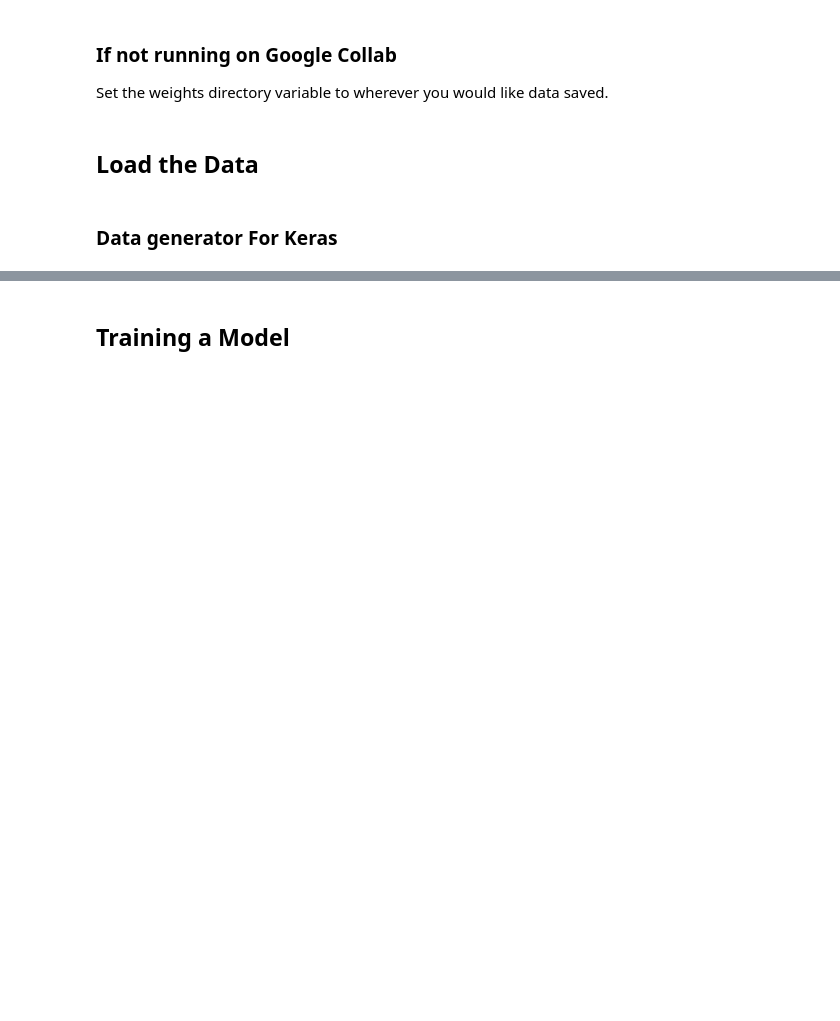
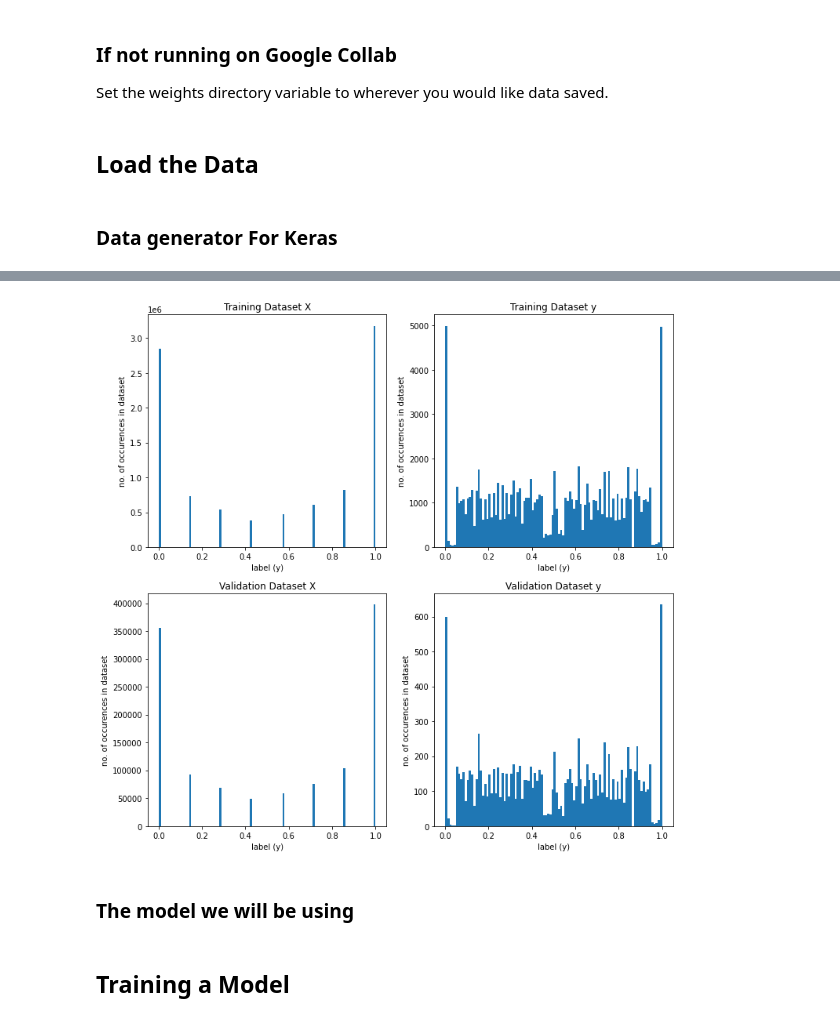
Before and after one commit to owenjaques/chessbot, a Jupyter notebook: neural_networks/models.ipynb, the cells around one changed output, grey strips where cells are left out. Cells and saved outputs as stored; diff of their text form; code cells hidden in the pictures; blank space fills up the shorter version.

```diff
--- a/neural_networks/models.ipynb
+++ b/neural_networks/models.ipynb
@@ -79 +147,44 @@ validation_data = DataGenerator(data_directory + '/validation_set.npz', modelinp
+# %%
+# Reduce the 0.5 bin by approximitly 50%
+for i in range(training_data.n):
+    if 0.475 < training_data.y[i] < 0.525:
+        if np.random.rand() < 0.6:
+            index = math.floor((np.random.rand() * training_data.n))
+            training_data.y[i] = training_data.y[index]
+            training_data.X[i] = training_data.X[index]
+
+for i in range(validation_data.n):
+    if 0.475 < validation_data.y[i] < 0.525:
+        if np.random.rand() < 0.6:
+            index = math.floor((np.random.rand() * validation_data.n))
+            validation_data.y[i] = validation_data.y[index]
+            validation_data.X[i] = validation_data.X[index]
+
+_, ax = plt.subplots(nrows=2, ncols=2, figsize=(12, 12))
+
+ax[0, 0].hist(training_data.X.flatten(), bins=100)
+ax[0, 0].set_title(f'Training Dataset X')
+ax[0, 0].set_xlabel('label (y)')
+ax[0, 0].set_ylabel('no. of occurences in dataset')
+
+ax[0, 1].hist(training_data.y, bins=100)
+ax[0, 1].set_title(f'Training Dataset y')
+ax[0, 1].set_xlabel('label (y)')
+ax[0, 1].set_ylabel('no. of occurences in dataset')
+
+ax[1, 0].hist(validation_data.X.flatten(), bins=100)
+ax[1, 0].set_title(f'Validation Dataset X')
+ax[1, 0].set_xlabel('label (y)')
+ax[1, 0].set_ylabel('no. of occurences in dataset')
+
+ax[1, 1].hist(validation_data.y, bins=100)
+ax[1, 1].set_title(f'Validation Dataset y')
+ax[1, 1].set_xlabel('label (y)')
+ax[1, 1].set_ylabel('no. of occurences in dataset')
+
+plt.show()
+# %% [output]
+[figure, added]
+# %% [markdown]
+### The model we will be using
 # %%
```
Also changed, not shown: parts of 16 cells of this notebook.
